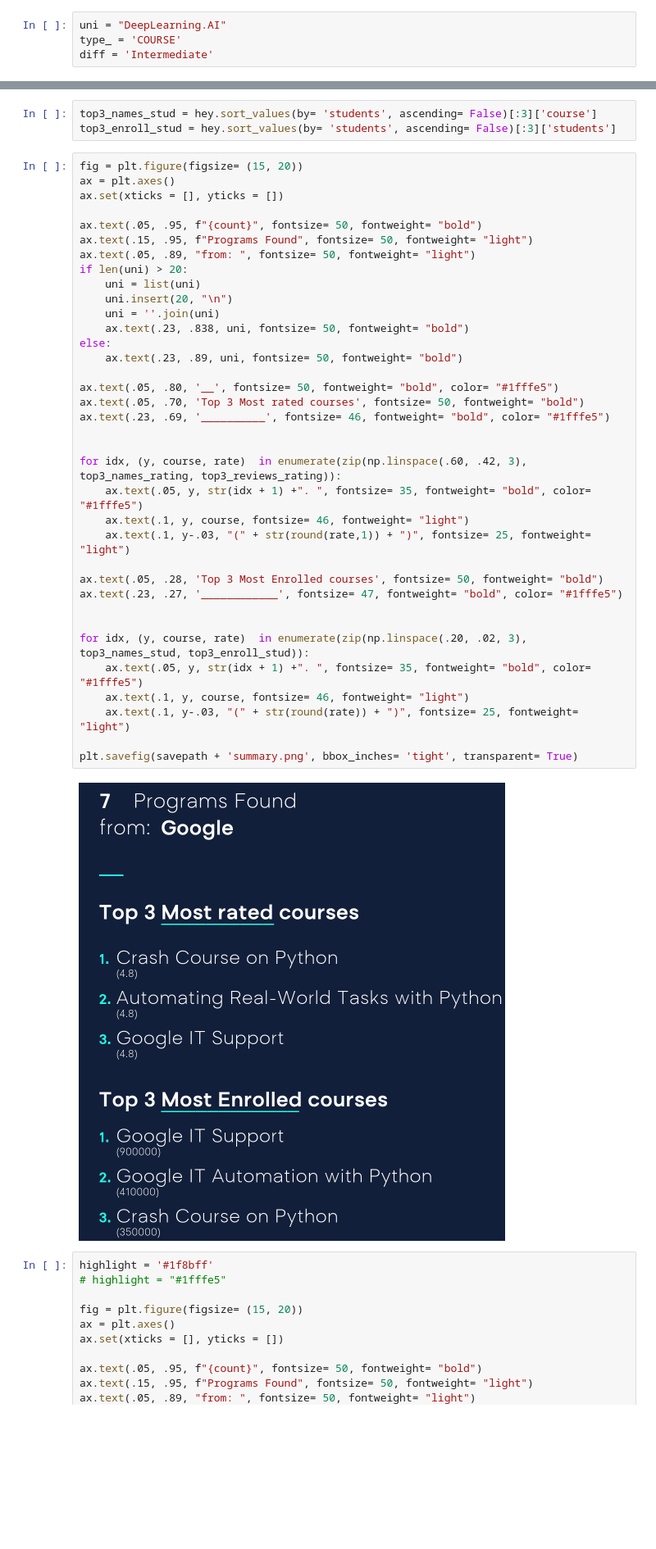
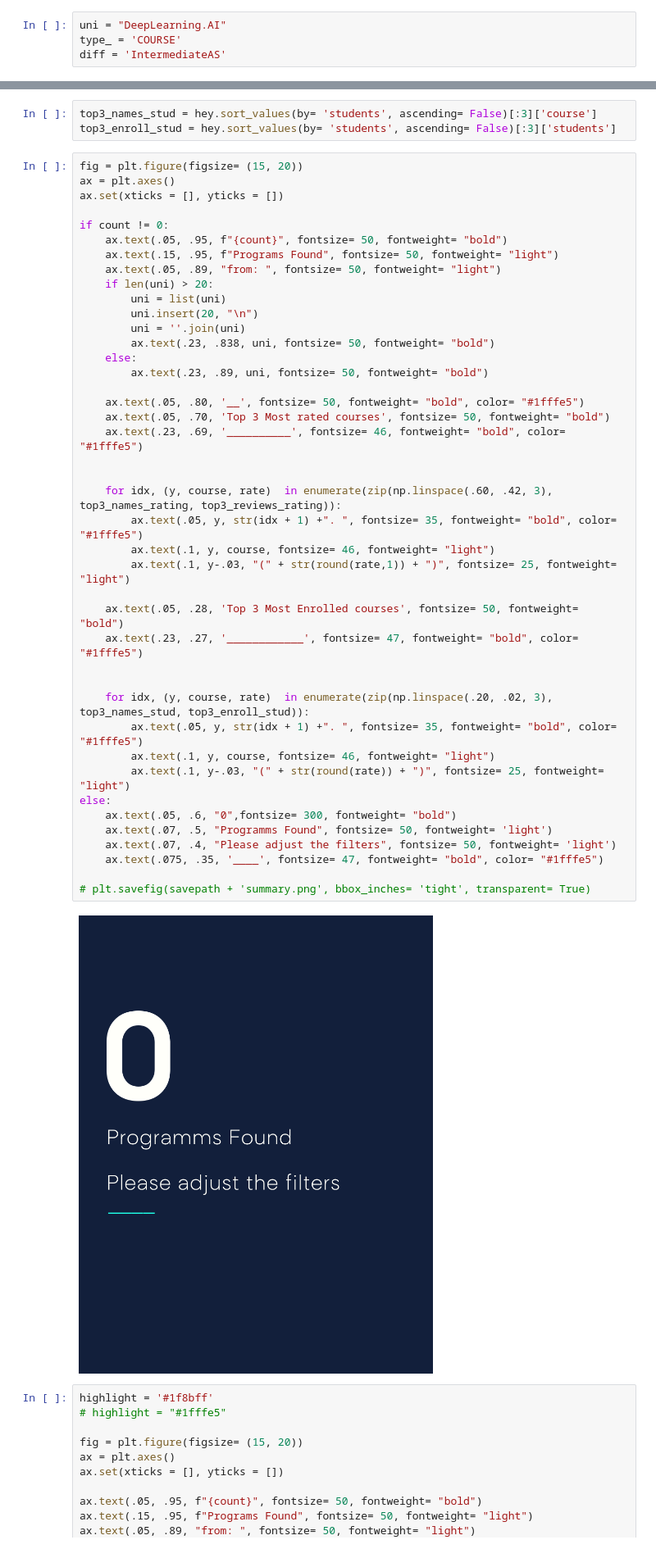
Before and after one commit to AayushSameerShah/CourseraAnalysis_with_Flask, a Jupyter notebook: TextGraphs.ipynb, the cells around one changed output, grey strips where cells are left out. Shown at 82% size. Saved outputs shown, nothing was run; the diff lists cells and outputs as text; blank space fills up the shorter version.

```diff
--- a/TextGraphs.ipynb
+++ b/TextGraphs.ipynb
@@ -205,7 +205,7 @@ plt.savefig(savepath + 'difficulty.png', bbox_inches= 'tight', transparent= True
 # %%
 uni = "DeepLearning.AI"
 type_ = 'COURSE'
-diff = 'Intermediate'
+diff = 'IntermediateAS'
 # %%
 filter_ = '(df.university == uni)'
 if type_:
@@ -251,41 +239,47 @@ top3_enroll_stud = hey.sort_values(by= 'students', ascending= False)[:3]['studen
 # %%
 fig = plt.figure(figsize= (15, 20))
 ax = plt.axes()
 ax.set(xticks = [], yticks = [])
 
-ax.text(.05, .95, f"{count}", fontsize= 50, fontweight= "bold")
-ax.text(.15, .95, f"Programs Found", fontsize= 50, fontweight= "light")
-ax.text(.05, .89, "from: ", fontsize= 50, fontweight= "light")
-if len(uni) > 20:
-    uni = list(uni)
-    uni.insert(20, "\n")
-    uni = ''.join(uni)
-    ax.text(.23, .838, uni, fontsize= 50, fontweight= "bold")
-else:
-    ax.text(.23, .89, uni, fontsize= 50, fontweight= "bold")
+if count != 0:
+    ax.text(.05, .95, f"{count}", fontsize= 50, fontweight= "bold")
+    ax.text(.15, .95, f"Programs Found", fontsize= 50, fontweight= "light")
+    ax.text(.05, .89, "from: ", fontsize= 50, fontweight= "light")
+    if len(uni) > 20:
+        uni = list(uni)
+        uni.insert(20, "\n")
+        uni = ''.join(uni)
+        ax.text(.23, .838, uni, fontsize= 50, fontweight= "bold")
+    else:
+        ax.text(.23, .89, uni, fontsize= 50, fontweight= "bold")
 
-ax.text(.05, .80, '__', fontsize= 50, fontweight= "bold", color= "#1fffe5")
-ax.text(.05, .70, 'Top 3 Most rated courses', fontsize= 50, fontweight= "bold")
-ax.text(.23, .69, '__________', fontsize= 46, fontweight= "bold", color= "#1fffe5")
+    ax.text(.05, .80, '__', fontsize= 50, fontweight= "bold", color= "#1fffe5")
+    ax.text(.05, .70, 'Top 3 Most rated courses', fontsize= 50, fontweight= "bold")
+    ax.text(.23, .69, '__________', fontsize= 46, fontweight= "bold", color= "#1fffe5")
 
 
-for idx, (y, course, rate)  in enumerate(zip(np.linspace(.60, .42, 3), top3_names_rating, top3_reviews_rating)):
-    ax.text(.05, y, str(idx + 1) +". ", fontsize= 35, fontweight= "bold", color= "#1fffe5")
-    ax.text(.1, y, course, fontsize= 46, fontweight= "light")
-    ax.text(.1, y-.03, "(" + str(round(rate,1)) + ")", fontsize= 25, fontweight= "light")
+    for idx, (y, course, rate)  in enumerate(zip(np.linspace(.60, .42, 3), top3_names_rating, top3_reviews_rating)):
+        ax.text(.05, y, str(idx + 1) +". ", fontsize= 35, fontweight= "bold", color= "#1fffe5")
+        ax.text(.1, y, course, fontsize= 46, fontweight= "light")
+        ax.text(.1, y-.03, "(" + str(round(rate,1)) + ")", fontsize= 25, fontweight= "light")
 
-ax.text(.05, .28, 'Top 3 Most Enrolled courses', fontsize= 50, fontweight= "bold")
-ax.text(.23, .27, '____________', fontsize= 47, fontweight= "bold", color= "#1fffe5")
+    ax.text(.05, .28, 'Top 3 Most Enrolled courses', fontsize= 50, fontweight= "bold")
+    ax.text(.23, .27, '____________', fontsize= 47, fontweight= "bold", color= "#1fffe5")
 
 
-for idx, (y, course, rate)  in enumerate(zip(np.linspace(.20, .02, 3), top3_names_stud, top3_enroll_stud)):
-    ax.text(.05, y, str(idx + 1) +". ", fontsize= 35, fontweight= "bold", color= "#1fffe5")
-    ax.text(.1, y, course, fontsize= 46, fontweight= "light")
-    ax.text(.1, y-.03, "(" + str(round(rate)) + ")", fontsize= 25, fontweight= "light")
+    for idx, (y, course, rate)  in enumerate(zip(np.linspace(.20, .02, 3), top3_names_stud, top3_enroll_stud)):
+        ax.text(.05, y, str(idx + 1) +". ", fontsize= 35, fontweight= "bold", color= "#1fffe5")
+        ax.text(.1, y, course, fontsize= 46, fontweight= "light")
+        ax.text(.1, y-.03, "(" + str(round(rate)) + ")", fontsize= 25, fontweight= "light")
+else:
+    ax.text(.05, .6, "0",fontsize= 300, fontweight= "bold")
+    ax.text(.07, .5, "Programms Found", fontsize= 50, fontweight= 'light')
+    ax.text(.07, .4, "Please adjust the filters", fontsize= 50, fontweight= 'light')
+    ax.text(.075, .35, '____', fontsize= 47, fontweight= "bold", color= "#1fffe5")
 
-plt.savefig(savepath + 'summary.png', bbox_inches= 'tight', transparent= True)
+# plt.savefig(savepath + 'summary.png', bbox_inches= 'tight', transparent= True)
 # %% [output]
-[figure, old version]
+[figure, new version]
 # %%
 highlight = '#1f8bff'
 # highlight = "#1fffe5"
```
Also changed, not shown: parts of 2 cells of this notebook, 28 other files.
